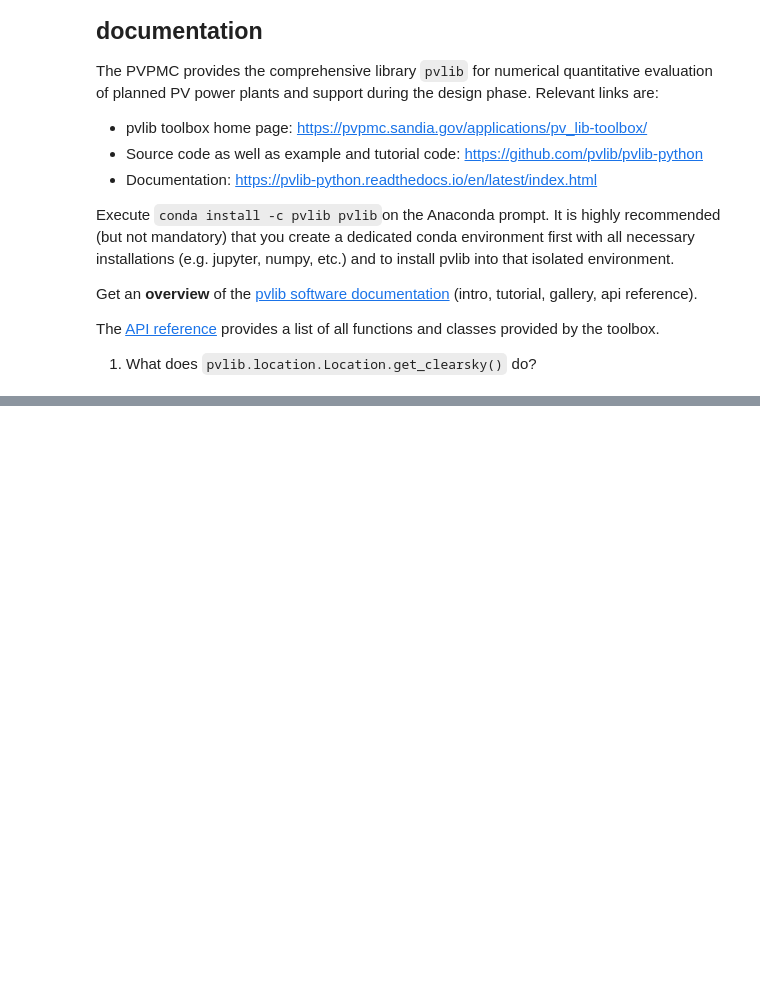
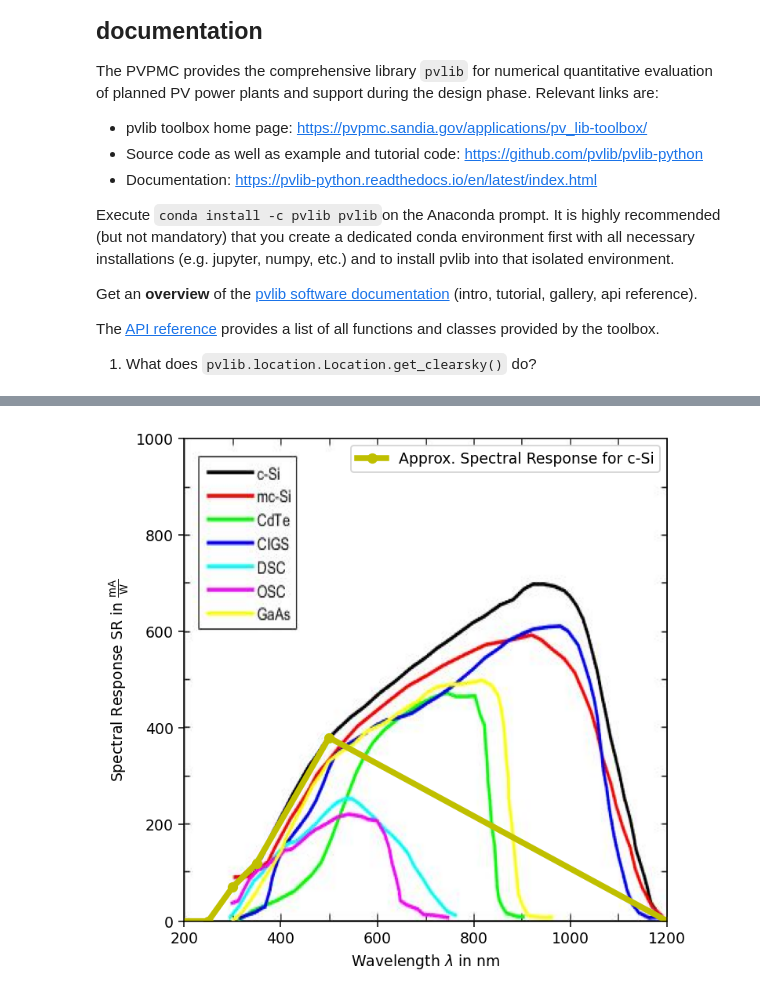
Before and after one commit to rolfbecker/EE_2.06_SciProg_SS2021_Exam, a Jupyter notebook: Task03/Task03_PV.ipynb, the cells around one changed output, grey strips where cells are left out. Saved outputs shown, nothing was run; the diff lists cells and outputs as text; code cells hidden in the pictures; blank space fills up the shorter version.

```diff
--- a/Task03/Task03_PV.ipynb
+++ b/Task03/Task03_PV.ipynb
@@ -63,0 +109,18 @@ Calculate the POA irradiance for modules in the garden of the Green Fablab Kamp-
+# %%
+# Complete the following two arrays.
+lam_SR_nm  = np.array([0, 250, 300, 350, 500, 1200, 5000]) # wavelenth in nm
+SR_1000 = np.array([0,   0,  70, 120, 380,    0,    0]) # Spectral response in mA/W
+
+SR = SR_1000 / 1000. # SR in A/W
+# %%
+img = plt.imread("images/background.png")
+fig, ax = plt.subplots(figsize=(6,6), dpi = 136)
+ax.imshow(img, extent = [200, 1200, 0, 1000])
+ax.set_xlim(200, 1200)
+ax.plot(lam_SR_nm, SR_1000, "yo-", linewidth = 4, label = r"Approx. Spectral Response for c-Si")
+ax.set_xlabel(r"Wavelength $\lambda$ in nm")
+ax.set_ylabel(r"Spectral Response SR in $\mathrm{\frac{mA}{W}}$")
+ax.legend()
+plt.show()
+# %% [output]
+[figure, added]
```
Also changed, not shown: parts of 16 cells of this notebook, 3 other files.
